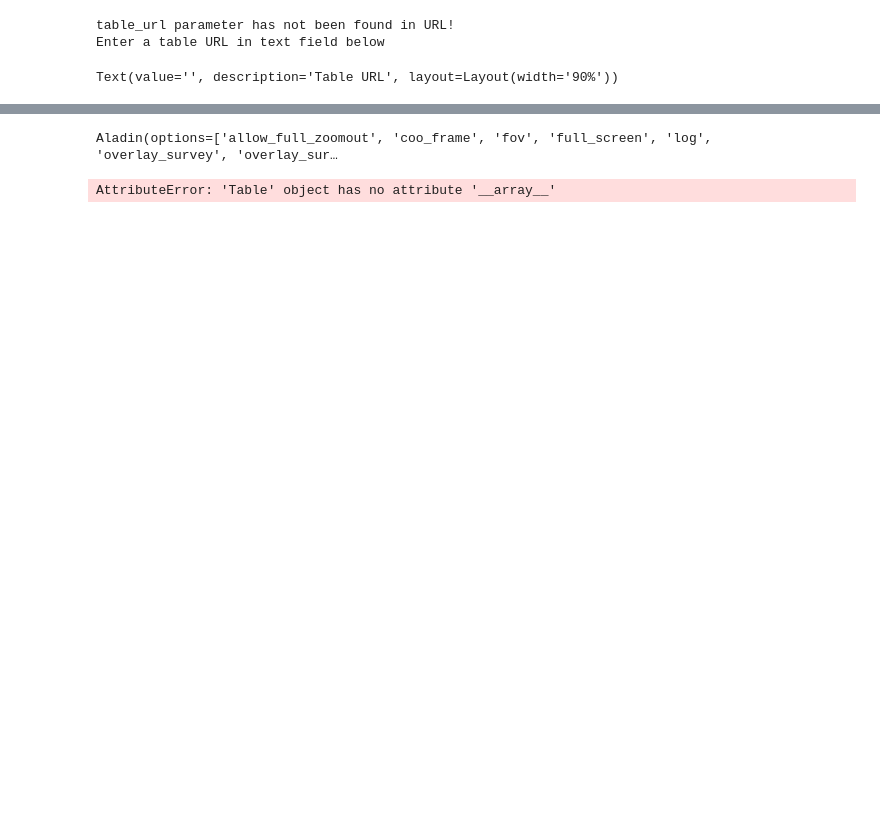
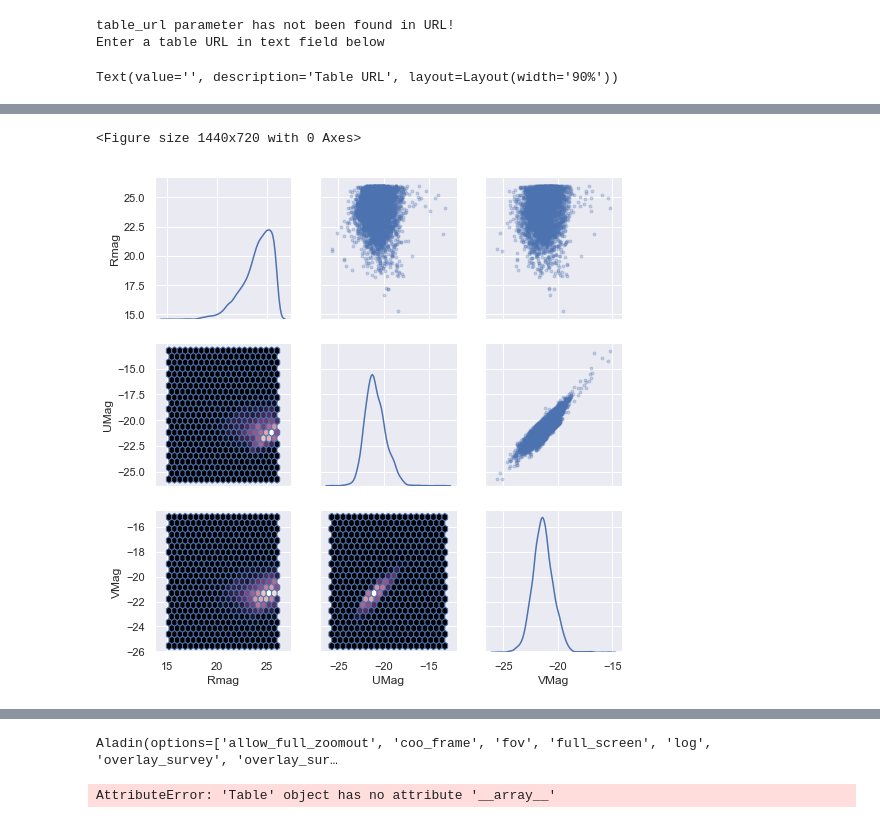
Before and after one commit to tboch/notebooks-playground, a Jupyter notebook: notebooks/vizier-table-study.ipynb, the cells around one changed output, grey strips where cells are left out. Drawn from its saved outputs; the diff is of its cells as text; code cells hidden in the pictures; blank space fills up the shorter version.

```diff
--- a/notebooks/vizier-table-study.ipynb
+++ b/notebooks/vizier-table-study.ipynb
@@ -56,0 +81,14 @@ sns.heatmap(corr,
+# %%
+#g = sns.pairplot(df)
+cmap = sns.cubehelix_palette(as_cmap=True, dark=0, light=1, reverse=True)
+
+#(df.select_dtypes(include=[np.number])
+(df[['Rmag', 'UMag', 'VMag']].select_dtypes(include=[np.number])
+   .pipe(sns.PairGrid)
+   .map_upper(plt.scatter, marker='.', alpha=.25)
+   .map_diag(sns.kdeplot)
+   .map_lower(plt.hexbin, cmap=cmap, gridsize=20)
+);
+# %% [output]
+<Figure size 1440x720 with 0 Axes>
+[figure, added]
```
Also changed, not shown: parts of 6 cells of this notebook.
